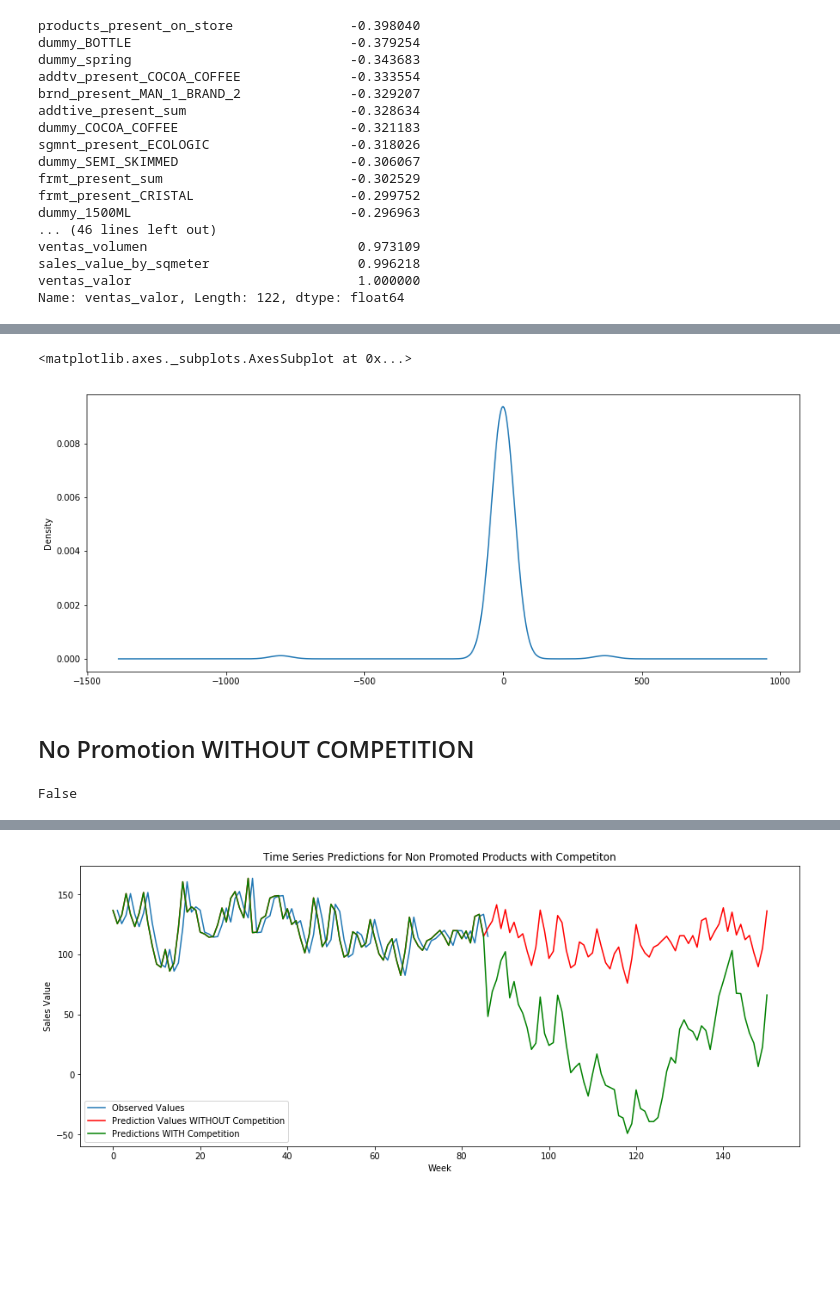
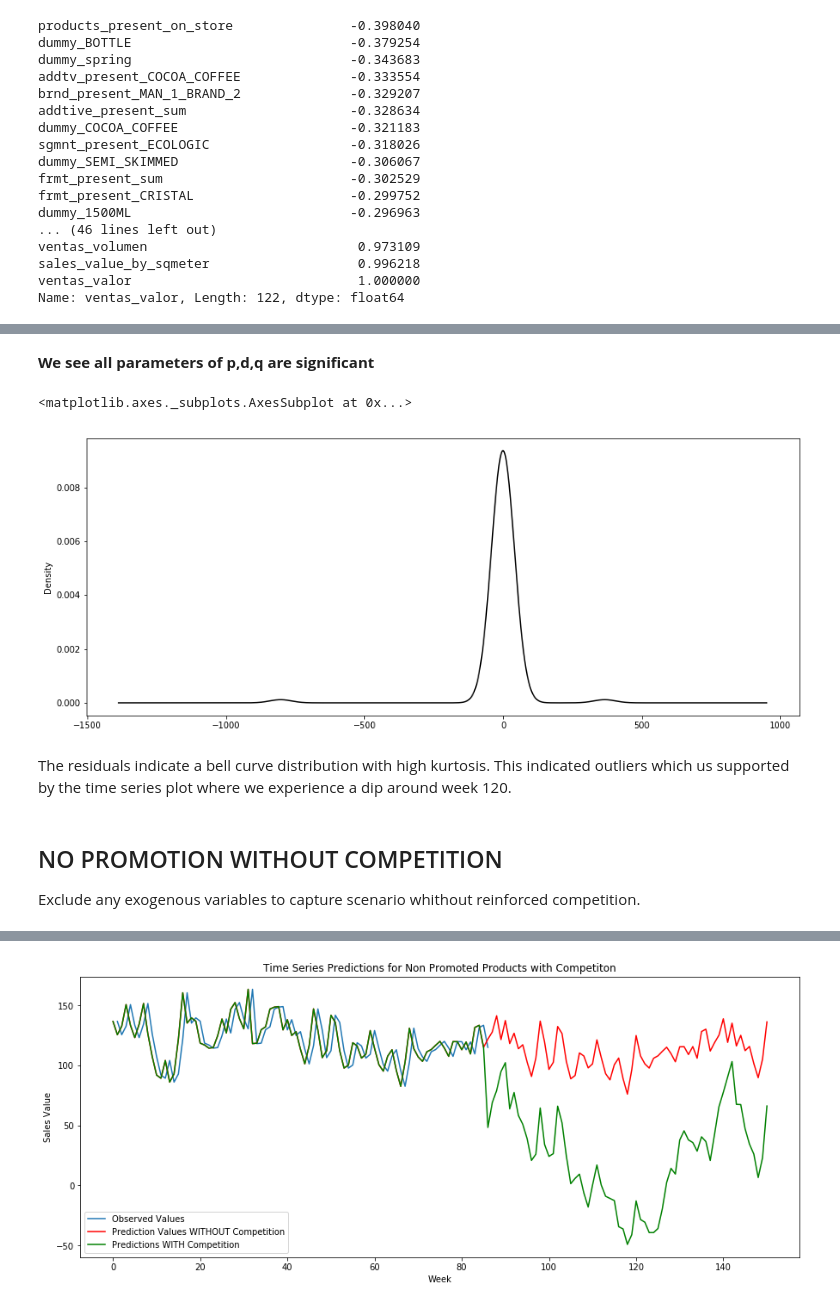
Before and after one commit to NatashaSvic/Forecasting_Revenues_Milk, a Jupyter notebook: FORECASTING_REVENUES.ipynb, the cells around one changed output, grey strips where cells are left out. Drawn from its saved outputs; the diff is of its cells as text; code cells hidden in the pictures; blank space fills up the shorter version.

```diff
--- a/FORECASTING_REVENUES.ipynb
+++ b/FORECASTING_REVENUES.ipynb
@@ -345,18 +331,20 @@ res.resid.plot()
-# %%
-res.resid.plot(kind='kde')
-# %% [output]
-<matplotlib.axes._subplots.AxesSubplot at 0x...>
-[figure, removed]
-# %% [markdown]
-## No Promotion WITHOUT COMPETITION
+# %% [markdown]
+**We see all parameters of p,d,q are significant**
+# %%
+#Check Residulas
+res.resid.plot(kind='kde', color='black') #distribution of residuals
+# %% [output]
+<matplotlib.axes._subplots.AxesSubplot at 0x...>
+[figure, added]
+# %% [markdown]
+The residuals indicate a bell curve distribution with high kurtosis. This indicated outliers which us supported by the time series plot where we experience a dip around week 120.
+# %% [markdown]
+## NO PROMOTION WITHOUT COMPETITION
+
+Exclude any exogenous variables to capture scenario whithout reinforced competition.
 # %%
-#exogm2 = w_milk2_mhp[['TEMP_MEDIA', 'PRECIPITACION']].values
-#endogm2 = w_milk2_mhp['ventas_valor'].values
-endog2 = test['ventas_valor']
+endog2 = test['ventas_valor'] #Use endogenous only
 #exog2 = test[['TEMP_MEDIA', 'products_present_on_store']][:65].values #.reshape(65, 1)
-print(exog2.shape == endog2.shape)
-# %% [output]
-False
 # %%
 # Fit the model
 mod = sm.tsa.statespace.SARIMAX(endog= test['ventas_valor'] , exog=None ,trend='c', order=((0),1,(0,0,0,0,1)), seasonal_order=(0,1,0,52))
```
Also changed, not shown: parts of 70 cells of this notebook, 1 other file.
